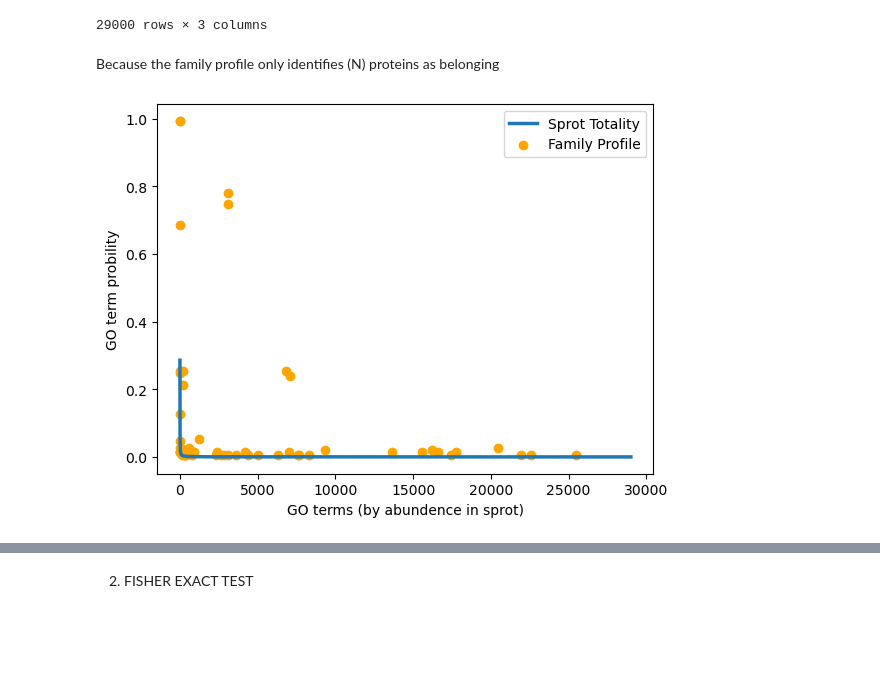
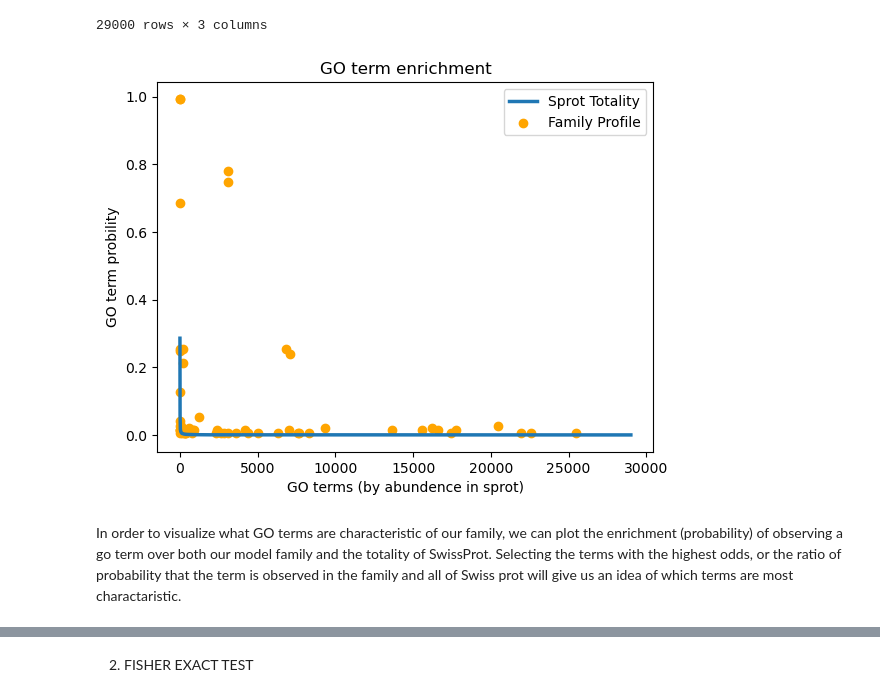
Before and after one commit to marcouderzo/BioData-PdxK-ThiD-FamilyModel, a Jupyter notebook: family.ipynb, the cells around one changed output, grey strips where cells are left out. Saved outputs shown, nothing was run; the diff lists cells and outputs as text; code cells hidden in the pictures; blank space fills up the shorter version.

```diff
--- a/family.ipynb
+++ b/family.ipynb
@@ -837,3 +838,6 @@ InvalidSchema: No connection adapters were found for 'ftp://ftp.ebi.ac.uk/pub/da
 len(mdl_info_df)
 # %% [output]
 150
+# %%
+model_family_accs = list(pred_hmm_df['acc'])
+model_family_accs
@@ -841,11 +863,15 @@ len(mdl_info_df)
 # has all of sprot with additional feilds pretaining to GO and taxonomy
 #fam_url = "https://rest.uniprot.org/uniprotkb/stream?fields=accession%2Creviewed%2Cid%2Cprotein_name%2Cgene_names%2Corganism_name%2Clength%2Cxref_pfam%2Clineage%2Clineage_ids%2Cgo_id%2Cgo_f%2Cgo%2Cgo_c%2Cgo_p&format=tsv&query=%28%28xref%3Apfam-PF08543%29+AND+%28reviewed%3Atrue%29%29"
 # using family(PFAM filter) information from sprot! update to HMM family
-mdl_info_df = pd.read_csv('familyInfo_sprot_seq.tsv', sep='\t')
+fam_info_df = pd.read_csv('familyInfo_sprot_seq.tsv', sep='\t')
+
+#mdl_info_df = pd.read_csv('familyInfo_sprot_seq.tsv', sep='\t')
 #uniprot_api_fetch_file(fam_url, 'familyInfo_sprot.tsv')
 sprot_url = "https://rest.uniprot.org/uniprotkb/stream?fields=accession%2Creviewed%2Cid%2Cprotein_name%2Cgene_names%2Corganism_name%2Clength%2Cxref_pfam%2Clineage%2Clineage_ids%2Cgo_id%2Cgo_f%2Cgo%2Cgo_c%2Cgo_p&format=tsv&query=%28%28reviewed%3Atrue%29%29"
 #uniprot_api_fetch_file(sprot_url, 'info_sprot.tsv') #Takes like 10 min
 sprot_info_df = pd.read_csv('info_sprot_seq_prosite.tsv', sep='\t')
-sprot_info_df.head()
+
+mdl_info_df = sprot_info_df[sprot_info_df['Entry'].isin(model_family_accs)]
+mdl_info_df.head()
 # %% [output]
 |  | Entry | Reviewed | Entry Name | Protein names | Gene Names | Organism | Length | Pfam | ... |
@@ -1222,6 +1230,8 @@ try:
        # print(node.children)
         try:
             ns["size"] = count_dict[node.tax_id]
+            ns["vt_line_width"] = 5  # Vertical line thickness
+            ns["hz_line_width"] = 5  # Horizontal line thickness
         except:
             continue
         node.set_style(ns)
@@ -1315,6 +1325,7 @@ parse_go_annotation('metal ion binding [GO:0046872]')
 dict_tuple_header = ['name', 'domain', 'count']# for reference
 def build_GO_enrichment(df):
     GO_dict = {}
+    Go_dict_alt = {}
     for i, r in df.iterrows():
         try:
             mf_list = str.split(r['GO_mf_raw'],';')
@@ -1389,16 +1398,17 @@ plot_enrichment_df
 | 28998 | GO:0036213 | 0.000002 | NaN |
 | 28999 | GO:2000083 | 0.000002 | NaN |
 29000 rows × 3 columns
-# %% [markdown]
-Because the family profile only identifies (N) proteins as belonging
 # %%
 plt.plot(plot_enrichment_df['prob_term_x'], linewidth=2.5, label='Sprot Totality')
 mdl_idx = plot_enrichment_df[plot_enrichment_df['prob_term_y'].notna()].index
 mdl_probs = plot_enrichment_df['prob_term_y'].iloc[mdl_idx]
 plt.scatter(mdl_idx,mdl_probs, c='orange', label='Family Profile')
+plt.title("GO term enrichment")
 plt.ylabel("GO term probility")
 plt.xlabel("GO terms (by abundence in sprot)")
 plt.legend()
 plt.show()
 # %% [output]
-[figure, old version]
+[figure, new version]
+# %% [markdown]
+In order to visualize what GO terms are characteristic of our family, we can plot the enrichment (probability) of observing a go term over both our model family and the totality of SwissProt. Selecting the terms with the highest odds, or the ratio of probability that the term is observed in the family and all of Swiss prot will give us an idea of which terms are most charactaristic.
```
Also changed, not shown: parts of 17 cells of this notebook.
